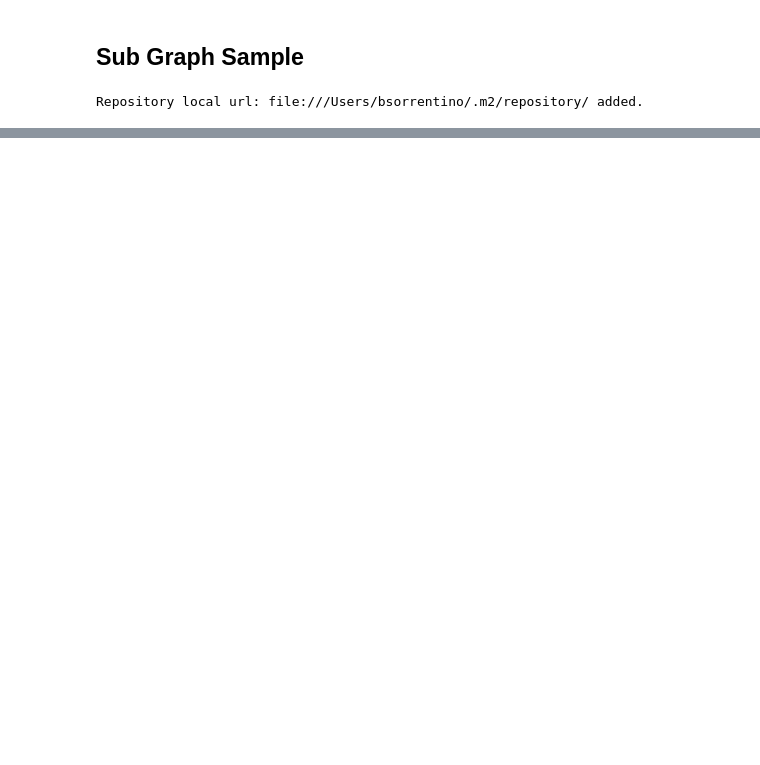
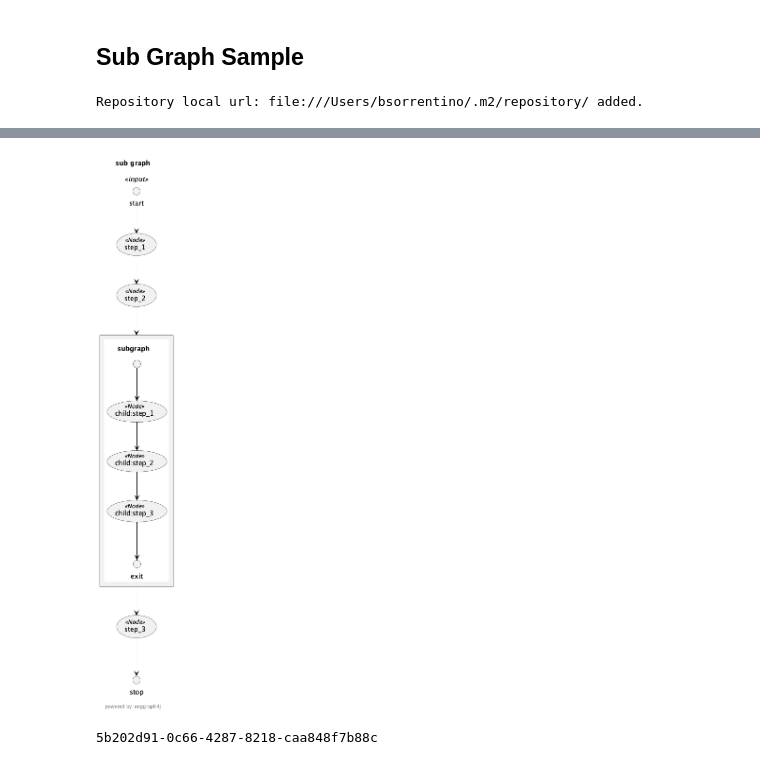
Before and after one commit to bsorrentino/langgraph4j, a Jupyter notebook: how-tos/subgraph.ipynb, the cells around one changed output, grey strips where cells are left out. Cells and saved outputs as stored; diff of their text form; code cells hidden in the pictures; blank space fills up the shorter version.

```diff
--- a/how-tos/subgraph.ipynb
+++ b/how-tos/subgraph.ipynb
@@ -129,0 +155,23 @@ NodeOutput{node=__END__, state={messages=[step1, step2, step3]}}
+# %%
+import net.sourceforge.plantuml.SourceStringReader;
+import net.sourceforge.plantuml.FileFormatOption;
+import net.sourceforge.plantuml.FileFormat;
+
+java.awt.Image plantUML2PNG( String code ) throws IOException {
+    var reader = new SourceStringReader(code);
+
+    try(var imageOutStream = new java.io.ByteArrayOutputStream()) {
+
+        var description = reader.outputImage( imageOutStream, 0, new FileFormatOption(FileFormat.PNG));
+
+        var imageInStream = new java.io.ByteArrayInputStream(  imageOutStream.toByteArray() );
+
+        return javax.imageio.ImageIO.read( imageInStream );
+
+    }
+}
+
+display( plantUML2PNG( representation.getContent() ) )
+# %% [output]
+[figure, added]
+5b202d91-0c66-4287-8218-caa848f7b88c
```
Also changed, not shown: parts of 5 cells of this notebook, 1 other file.
